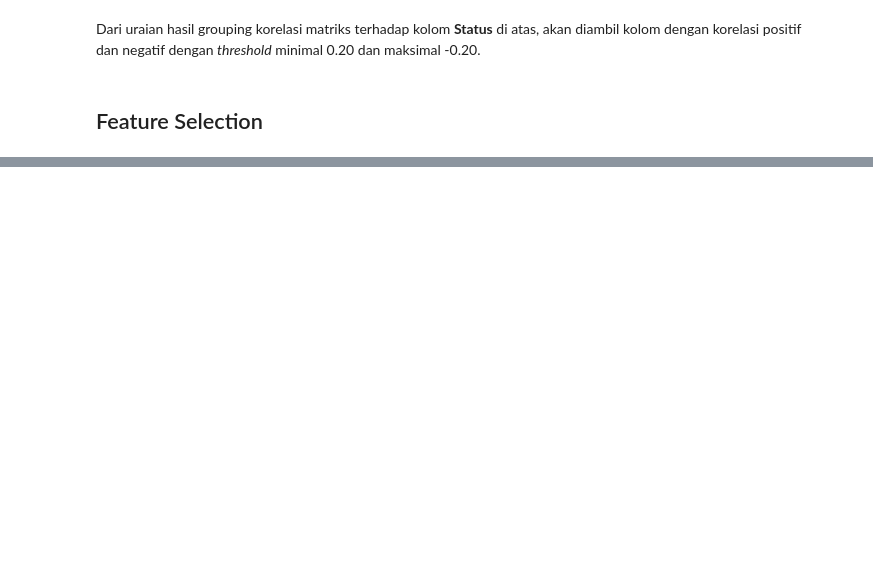
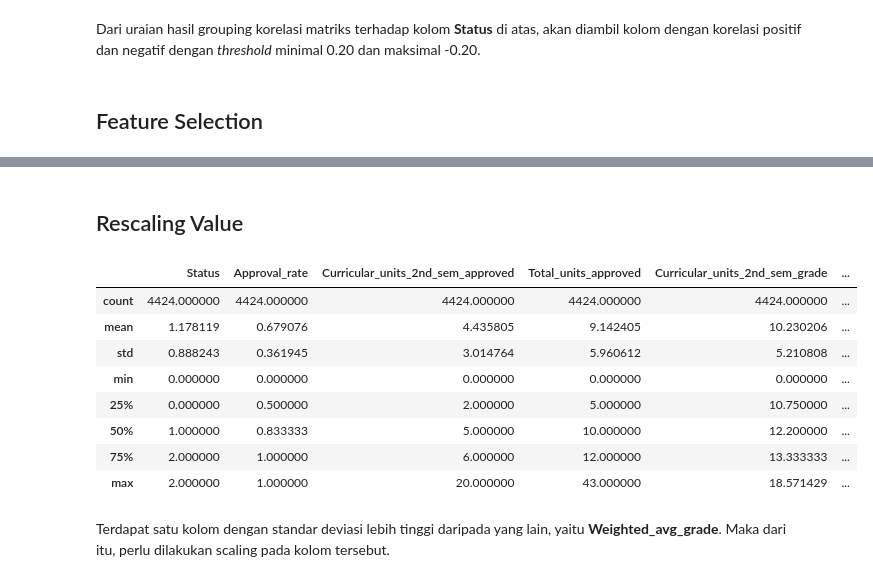
Before and after one commit to ishala/penerapan-data-science, a Jupyter notebook: notebook.ipynb, the cells around one changed output, grey strips where cells are left out. Cells and saved outputs as stored; diff of their text form; code cells hidden in the pictures; blank space fills up the shorter version.

```diff
--- a/notebook.ipynb
+++ b/notebook.ipynb
@@ -738,0 +627,3 @@ selected_df.head()
+# %%
+strong_corr_cols = target_corr[(target_corr >= 0.09) | (target_corr <= -0.09)]
+strong_corr_cols
@@ -738,0 +648,3 @@ selected_df.head()
+# %%
+selected_df = cleaned_df[strong_corr_cols.keys()]
+selected_df.head()
@@ -738,0 +658,17 @@ selected_df.head()
+# %% [markdown]
+## Rescaling Value
+# %%
+# Cek distribusi data sekarang
+selected_df.describe()
+# %% [output]
+|  | Status | Approval_rate | Curricular_units_2nd_sem_approved | Total_units_approved | Curricular_units_2nd_sem_grade | ... |
+| count | 4424.000000 | 4424.000000 | 4424.000000 | 4424.000000 | 4424.000000 | ... |
+| mean | 1.178119 | 0.679076 | 4.435805 | 9.142405 | 10.230206 | ... |
+| std | 0.888243 | 0.361945 | 3.014764 | 5.960612 | 5.210808 | ... |
+| min | 0.000000 | 0.000000 | 0.000000 | 0.000000 | 0.000000 | ... |
+| 25% | 0.000000 | 0.500000 | 2.000000 | 5.000000 | 10.750000 | ... |
+| 50% | 1.000000 | 0.833333 | 5.000000 | 10.000000 | 12.200000 | ... |
+| 75% | 2.000000 | 1.000000 | 6.000000 | 12.000000 | 13.333333 | ... |
+| max | 2.000000 | 1.000000 | 20.000000 | 43.000000 | 18.571429 | ... |
+# %% [markdown]
+Terdapat satu kolom dengan standar deviasi lebih tinggi daripada yang lain, yaitu **Weighted_avg_grade**. Maka dari itu, perlu dilakukan scaling pada kolom tersebut.
```
Also changed, not shown: parts of 43 cells of this notebook.
